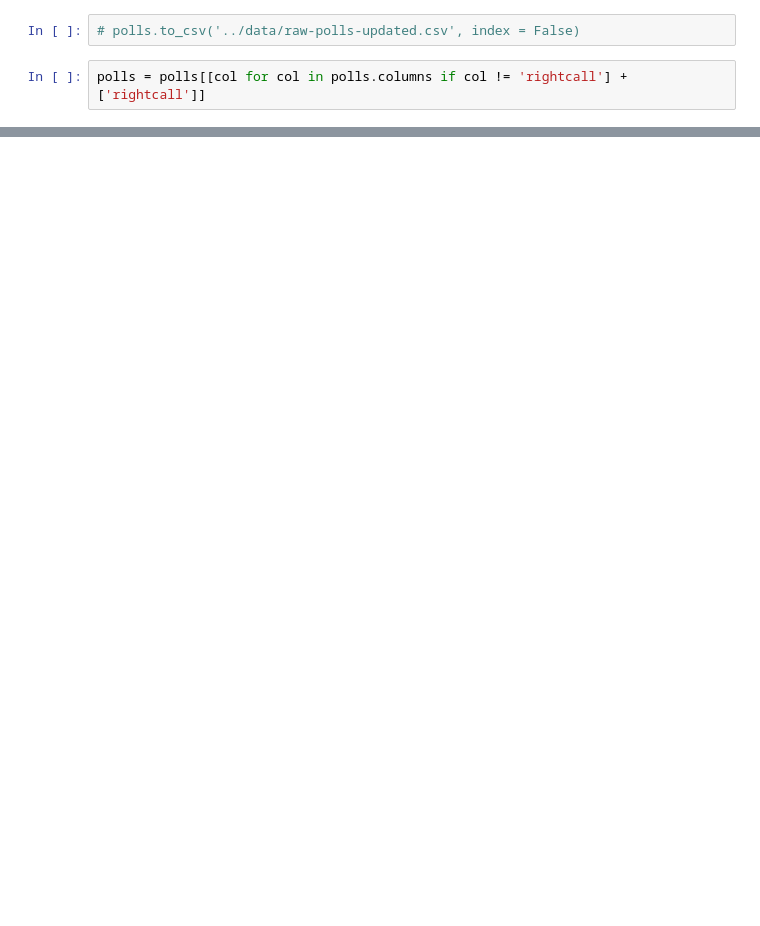
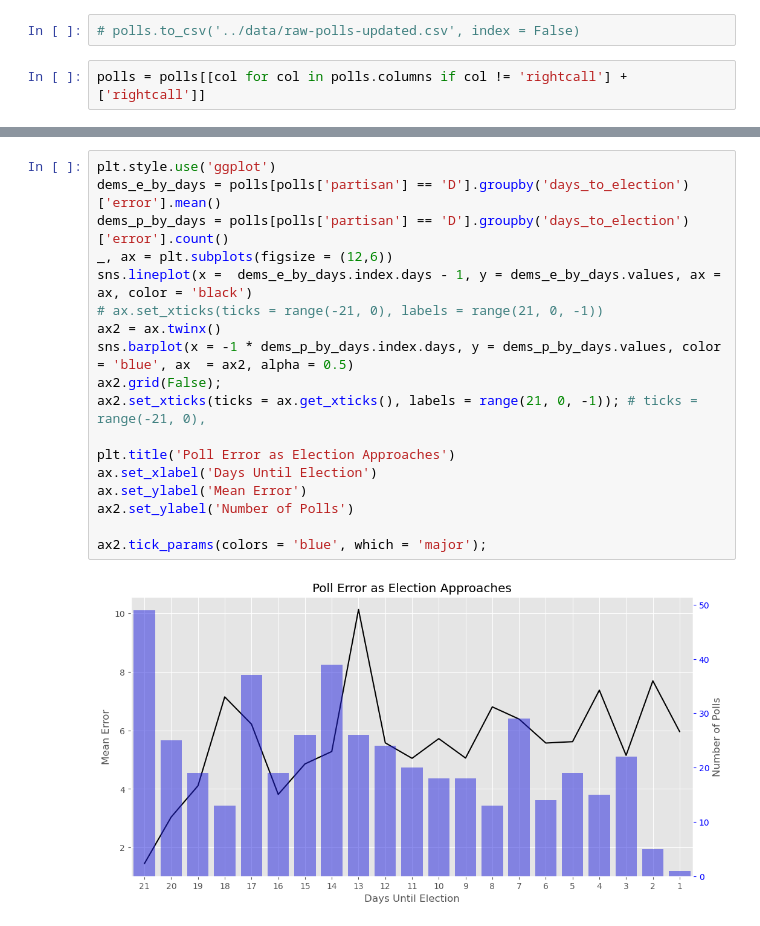
Before and after one commit to vijay-ravuri/poll-accuracy-modeling, a Jupyter notebook: code/starter_vijay.ipynb, the cells around one changed output, grey strips where cells are left out. Cells and saved outputs as stored; diff of their text form; blank space fills up the shorter version.

```diff
--- a/code/starter_vijay.ipynb
+++ b/code/starter_vijay.ipynb
@@ -736,0 +767,20 @@ Index(['poll_id', 'question_id', 'race_id', 'year', 'race', 'location',
+# %%
+plt.style.use('ggplot')
+dems_e_by_days = polls[polls['partisan'] == 'D'].groupby('days_to_election')['error'].mean()
+dems_p_by_days = polls[polls['partisan'] == 'D'].groupby('days_to_election')['error'].count()
+_, ax = plt.subplots(figsize = (12,6))
+sns.lineplot(x =  dems_e_by_days.index.days - 1, y = dems_e_by_days.values, ax = ax, color = 'black')
+# ax.set_xticks(ticks = range(-21, 0), labels = range(21, 0, -1))
+ax2 = ax.twinx()
+sns.barplot(x = -1 * dems_p_by_days.index.days, y = dems_p_by_days.values, color = 'blue', ax  = ax2, alpha = 0.5)
+ax2.grid(False);
+ax2.set_xticks(ticks = ax.get_xticks(), labels = range(21, 0, -1)); # ticks = range(-21, 0),
+
+plt.title('Poll Error as Election Approaches')
+ax.set_xlabel('Days Until Election')
+ax.set_ylabel('Mean Error')
+ax2.set_ylabel('Number of Polls')
+
+ax2.tick_params(colors = 'blue', which = 'major');
+# %% [output]
+[figure, added]
```
Also changed, not shown: parts of 13 cells of this notebook.
